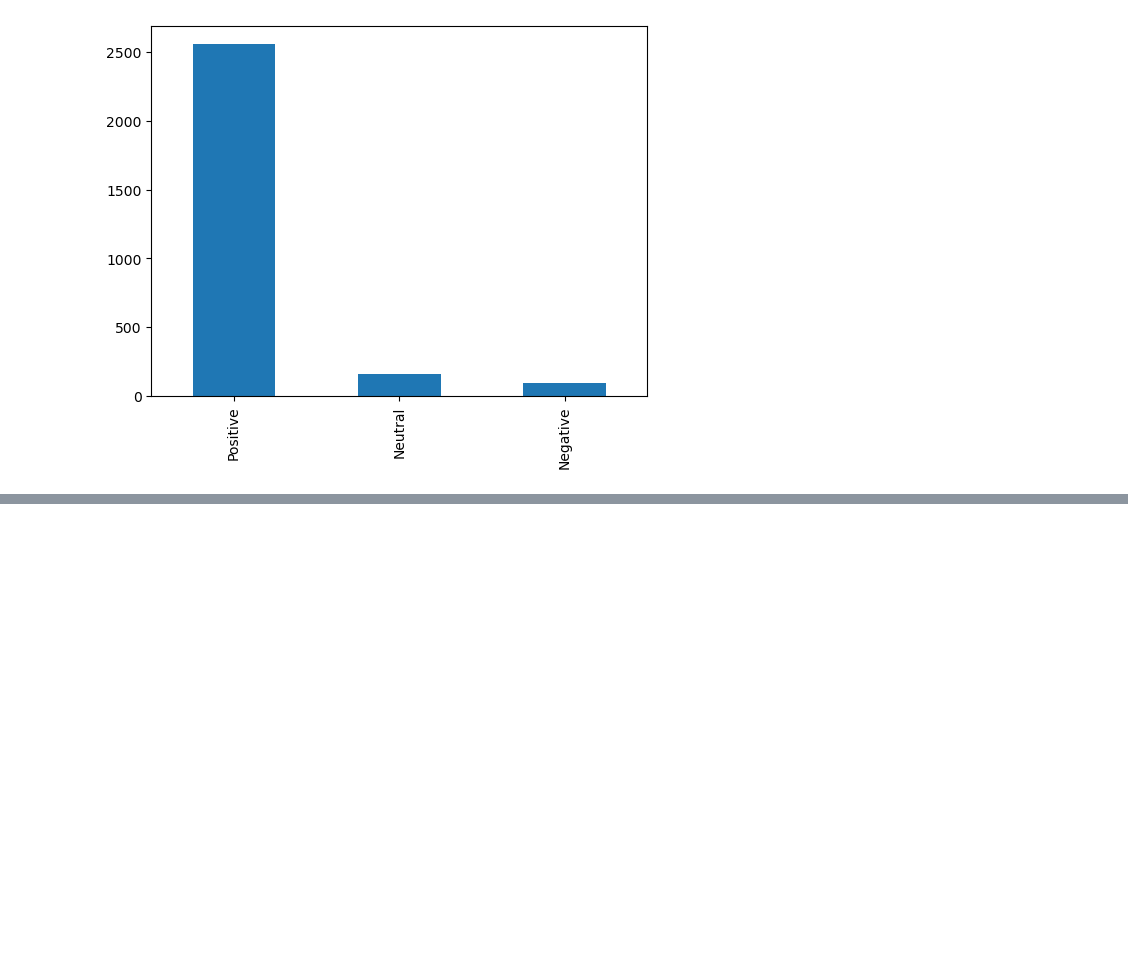
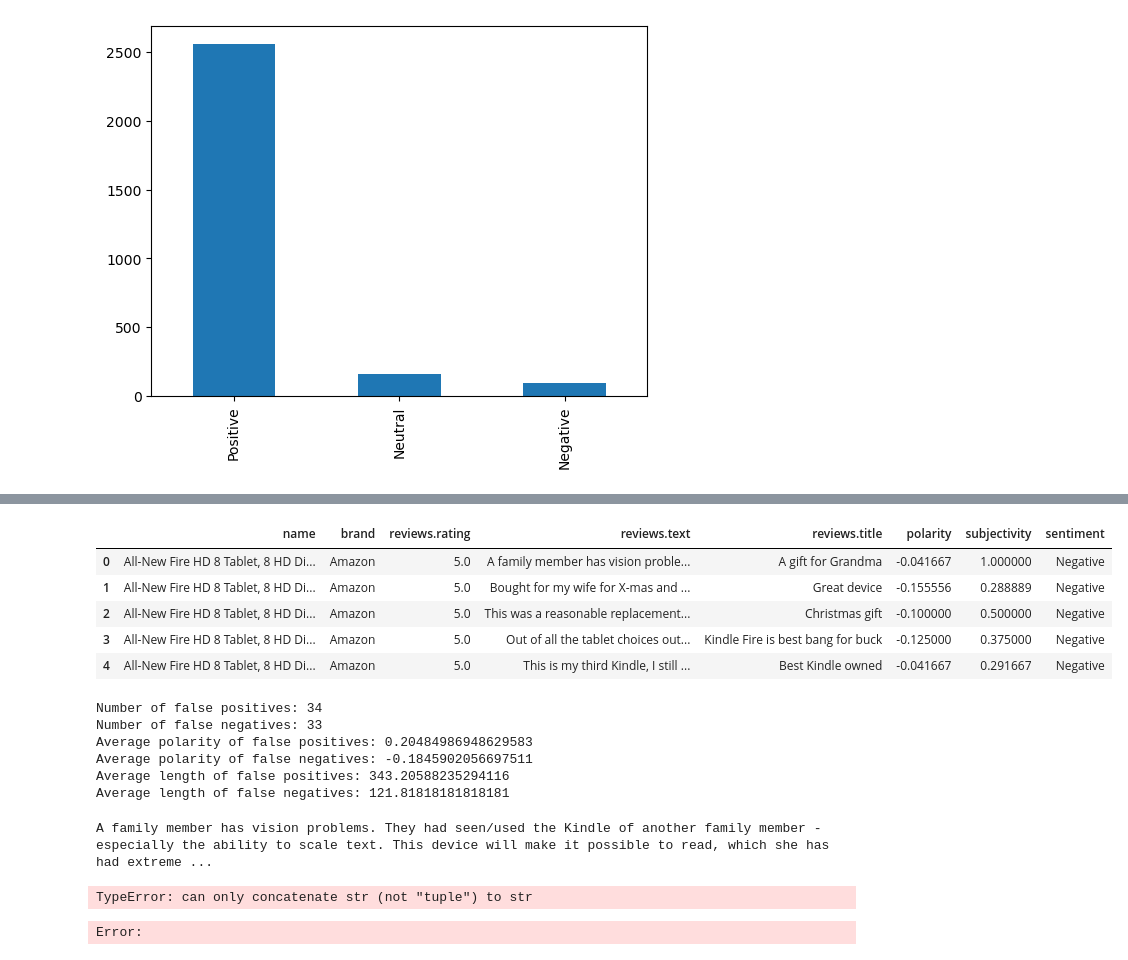
Before and after one commit to GDSC-IAU/Selection-Python, a Jupyter notebook: Project/SentimentAnalyzer.ipynb, the cells around one changed output, grey strips where cells are left out. Saved outputs shown, nothing was run; the diff lists cells and outputs as text; code cells hidden in the pictures; blank space fills up the shorter version.

```diff
--- a/Project/SentimentAnalyzer.ipynb
+++ b/Project/SentimentAnalyzer.ipynb
@@ -114,0 +156,41 @@ negative reviews
+# %%
+falseNegative.head()
+# %% [output]
+|  | name | brand | reviews.rating | reviews.text | reviews.title | polarity | subjectivity | sentiment |
+| 0 | All-New Fire HD 8 Tablet, 8 HD Di... | Amazon | 5.0 | A family member has vision proble... | A gift for Grandma | -0.041667 | 1.000000 | Negative |
+| 1 | All-New Fire HD 8 Tablet, 8 HD Di... | Amazon | 5.0 | Bought for my wife for X-mas and ... | Great device | -0.155556 | 0.288889 | Negative |
+| 2 | All-New Fire HD 8 Tablet, 8 HD Di... | Amazon | 5.0 | This was a reasonable replacement... | Christmas gift | -0.100000 | 0.500000 | Negative |
+| 3 | All-New Fire HD 8 Tablet, 8 HD Di... | Amazon | 5.0 | Out of all the tablet choices out... | Kindle Fire is best bang for buck | -0.125000 | 0.375000 | Negative |
+| 4 | All-New Fire HD 8 Tablet, 8 HD Di... | Amazon | 5.0 | This is my third Kindle, I still ... | Best Kindle owned | -0.041667 | 0.291667 | Negative |
+# %%
+# Print some insights
+print("Number of false positives: " + str(len(falsePositive)))
+print("Number of false negatives: " + str(len(falseNegative)))
+
+print("Average polarity of false positives: " + str(falsePositive["reviews.text"].apply(lambda x: textblob.TextBlob(x).sentiment.polarity).mean()))
+print("Average polarity of false negatives: " + str(falseNegative["reviews.text"].apply(lambda x: textblob.TextBlob(x).sentiment.polarity).mean()))
+
+print("Average length of false positives: " + str(falsePositive["reviews.text"].apply(len).mean()))
+print("Average length of false negatives: " + str(falseNegative["reviews.text"].apply(len).mean()))
+# %% [output]
+Number of false positives: 34
+Number of false negatives: 33
+Average polarity of false positives: 0.20484986948629583
+Average polarity of false negatives: -0.1845902056697511
+Average length of false positives: 343.20588235294116
+Average length of false negatives: 121.81818181818181
+# %%
+example = falseNegative["reviews.text"][0]
+print(example)
+print("Sentiment analyzer: " + sentimentAnalyzer(example))
+print("Polarity: " + str(textblob.TextBlob(example).sentiment.polarity))
+
+print("""The reason why the sentiment analyzer failed is because it is not trained to understand the real feelings of someone who is joking.""")
+# %% [output]
+A family member has vision problems. They had seen/used the Kindle of another family member - especially the ability to scale text. This device will make it possible to read, which she has had extreme ...
+TypeError: can only concatenate str (not "tuple") to str
+# %%
+# Export to csv
+product.to_csv("product.csv")
+# %% [output]
+Error:
```
Also changed, not shown: parts of 4 cells of this notebook.
